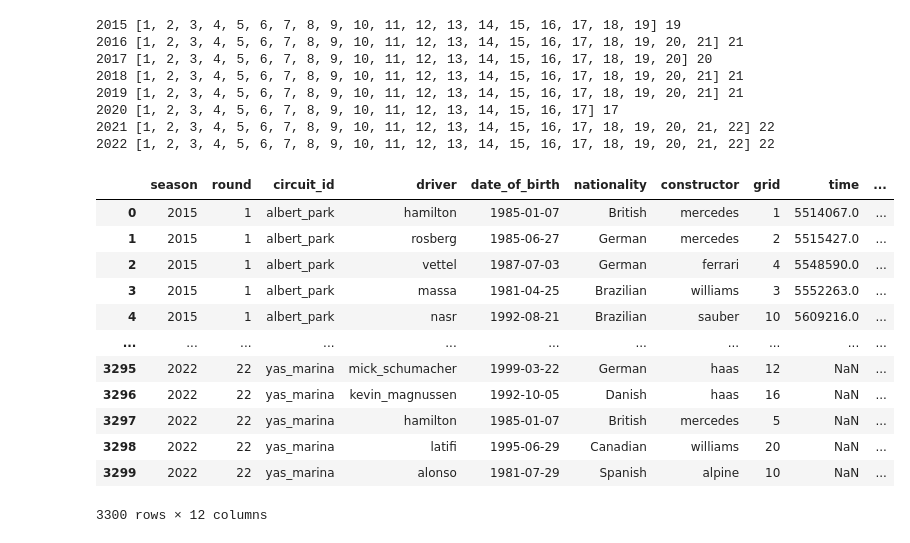
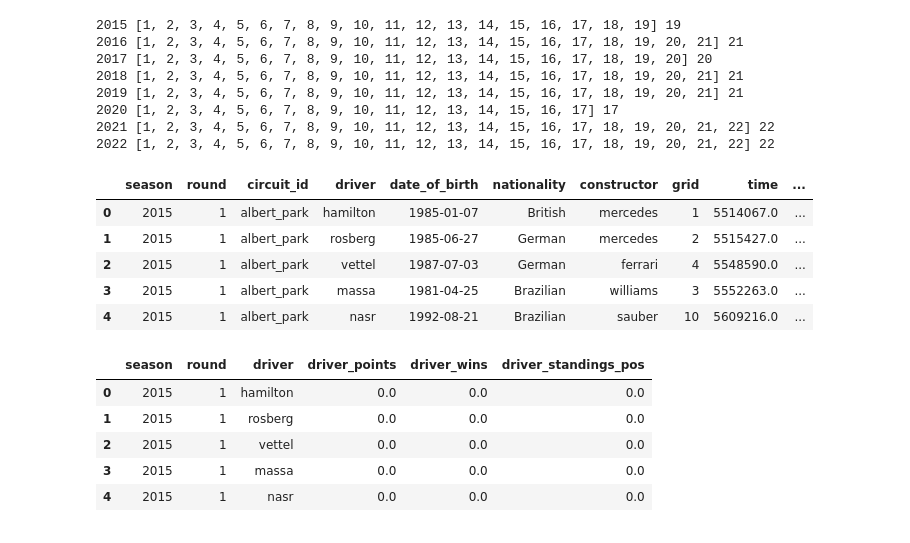
Before and after one commit to joseeneas/RB_Module_24_Project_04, a Jupyter notebook: Notebooks/ML_Complex_API.ipynb, the cells around one changed output. Saved outputs shown, nothing was run; the diff lists cells and outputs as text; code cells hidden in the pictures.

```diff
--- a/Notebooks/ML_Complex_API.ipynb
+++ b/Notebooks/ML_Complex_API.ipynb
@@ -164,21 +154,14 @@ for n in list(range(len(rounds))):
                 results['podium'].append(None)
 results = pd.DataFrame(results)
 # %%
-results
+results.head()
 # %% [output]
 |  | season | round | circuit_id | driver | date_of_birth | nationality | constructor | grid | time | ... |
 | 0 | 2015 | 1 | albert_park | hamilton | 1985-01-07 | British | mercedes | 1 | 5514067.0 | ... |
 | 1 | 2015 | 1 | albert_park | rosberg | 1985-06-27 | German | mercedes | 2 | 5515427.0 | ... |
 | 2 | 2015 | 1 | albert_park | vettel | 1987-07-03 | German | ferrari | 4 | 5548590.0 | ... |
 | 3 | 2015 | 1 | albert_park | massa | 1981-04-25 | Brazilian | williams | 3 | 5552263.0 | ... |
 | 4 | 2015 | 1 | albert_park | nasr | 1992-08-21 | Brazilian | sauber | 10 | 5609216.0 | ... |
-| ... | ... | ... | ... | ... | ... | ... | ... | ... | ... | ... |
-| 3295 | 2022 | 22 | yas_marina | mick_schumacher | 1999-03-22 | German | haas | 12 | NaN | ... |
-| 3296 | 2022 | 22 | yas_marina | kevin_magnussen | 1992-10-05 | Danish | haas | 16 | NaN | ... |
-| 3297 | 2022 | 22 | yas_marina | hamilton | 1985-01-07 | British | mercedes | 5 | NaN | ... |
-| 3298 | 2022 | 22 | yas_marina | latifi | 1995-06-29 | Canadian | williams | 20 | NaN | ... |
-| 3299 | 2022 | 22 | yas_marina | alonso | 1981-07-29 | Spanish | alpine | 10 | NaN | ... |
-3300 rows × 12 columns
 # %%
 # Driver Standings DF
 driver_standings = {'season'     : [], 'round'               : [],
@@ -234,4 +217,11 @@ driver_standings.drop(['driver_points_after_race',
                         axis    = 1,
                         inplace = True)
 # %%
-driver_standings.head(2500)
+driver_standings.head()
+# %% [output]
+|  | season | round | driver | driver_points | driver_wins | driver_standings_pos |
+| 0 | 2015 | 1 | hamilton | 0.0 | 0.0 | 0.0 |
+| 1 | 2015 | 1 | rosberg | 0.0 | 0.0 | 0.0 |
+| 2 | 2015 | 1 | vettel | 0.0 | 0.0 | 0.0 |
+| 3 | 2015 | 1 | massa | 0.0 | 0.0 | 0.0 |
+| 4 | 2015 | 1 | nasr | 0.0 | 0.0 | 0.0 |
```
Also changed, not shown: parts of 35 cells of this notebook, 1 other file.
